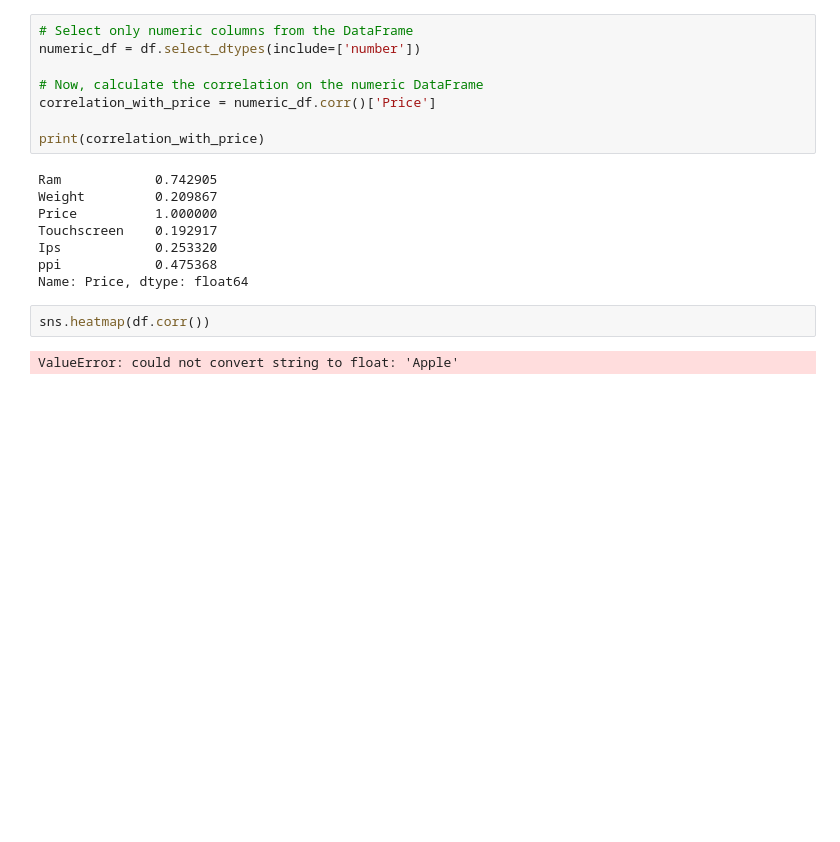
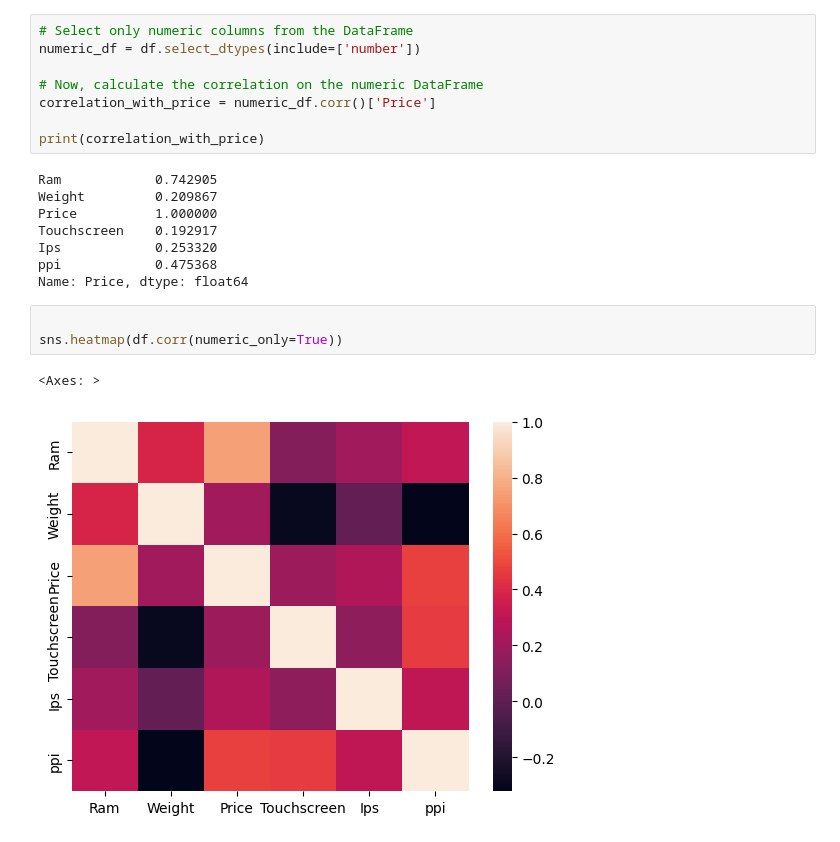
Before and after one commit to afadnan/ds_ml_dl, a Jupyter notebook: projects/laptop_price_predictor/laptop_price_predictor.ipynb, the cells around one changed output. Drawn from its saved outputs; the diff is of its cells as text; blank space fills up the shorter version.

```diff
--- a/projects/laptop_price_predictor/laptop_price_predictor.ipynb
+++ b/projects/laptop_price_predictor/laptop_price_predictor.ipynb
@@ -747,6 +747,8 @@ Ips            0.253320
 ppi            0.475368
 Name: Price, dtype: float64
 # %%
-sns.heatmap(df.corr())
+
+sns.heatmap(df.corr(numeric_only=True))
 # %% [output]
-ValueError: could not convert string to float: 'Apple'
+<Axes: >
+[figure, added]
```
Also changed, not shown: parts of 13 cells of this notebook, 1 other file.
